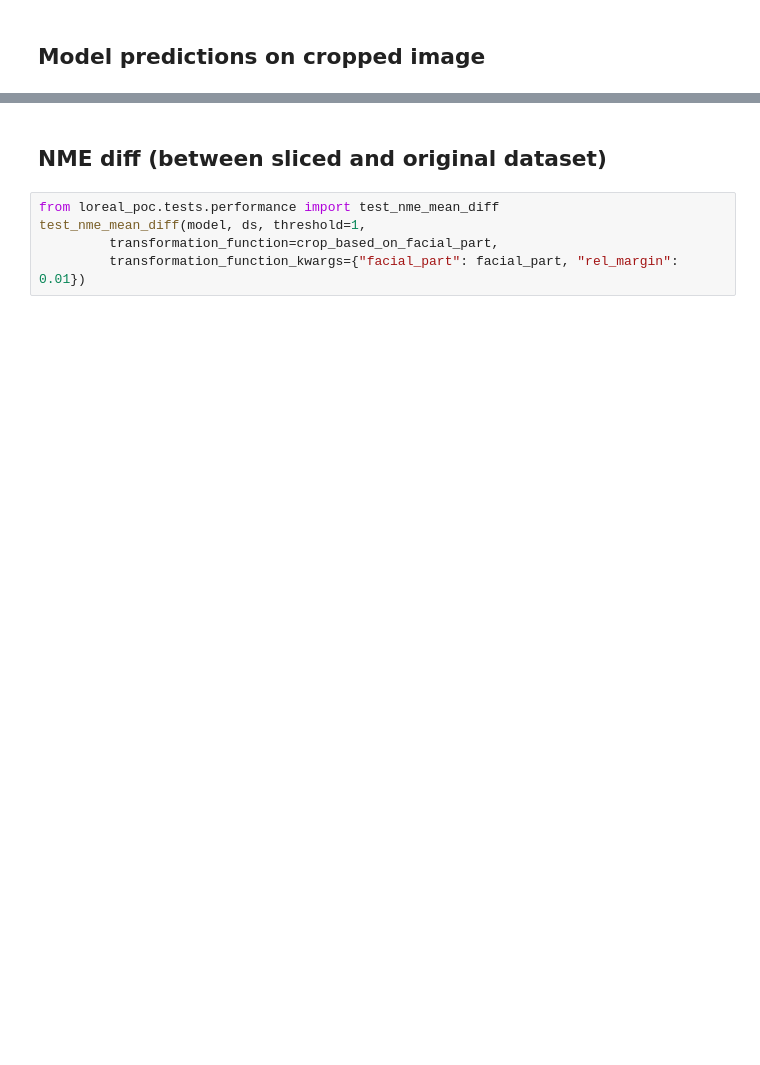
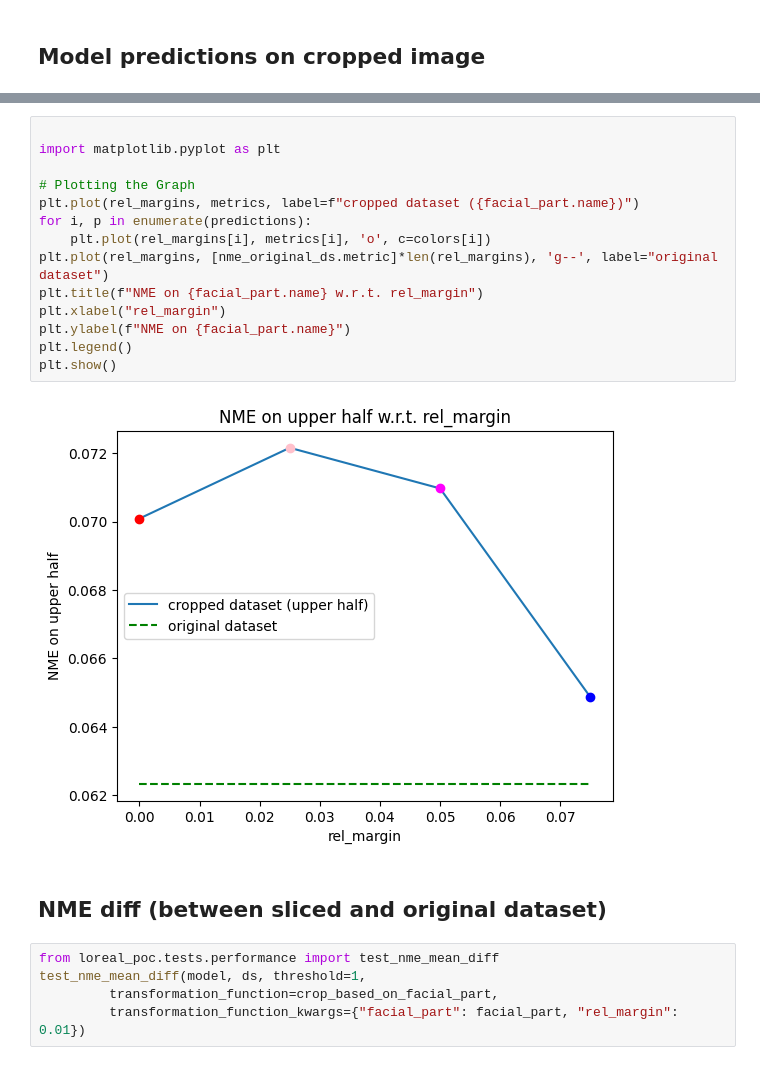
Before and after one commit to Giskard-AI/giskard-vision, a Jupyter notebook: examples/criteria1_partial_faces.ipynb, the cells around one changed output, grey strips where cells are left out. Saved outputs shown, nothing was run; the diff lists cells and outputs as text; blank space fills up the shorter version.

```diff
--- a/examples/criteria1_partial_faces.ipynb
+++ b/examples/criteria1_partial_faces.ipynb
@@ -92,3 +79,19 @@ test_nme_mean(model, ds, threshold=1)
+# %%
+
+import matplotlib.pyplot as plt
+
+# Plotting the Graph
+plt.plot(rel_margins, metrics, label=f"cropped dataset ({facial_part.name})")
+for i, p in enumerate(predictions):
+    plt.plot(rel_margins[i], metrics[i], 'o', c=colors[i])
+plt.plot(rel_margins, [nme_original_ds.metric]*len(rel_margins), 'g--', label="original dataset")
+plt.title(f"NME on {facial_part.name} w.r.t. rel_margin")
+plt.xlabel("rel_margin")
+plt.ylabel(f"NME on {facial_part.name}")
+plt.legend()
+plt.show()
+# %% [output]
+[figure, added]
 # %% [markdown]
 ## NME diff (between sliced and original dataset)
 # %%
```
Also changed, not shown: parts of 23 cells of this notebook, 1 other file.
